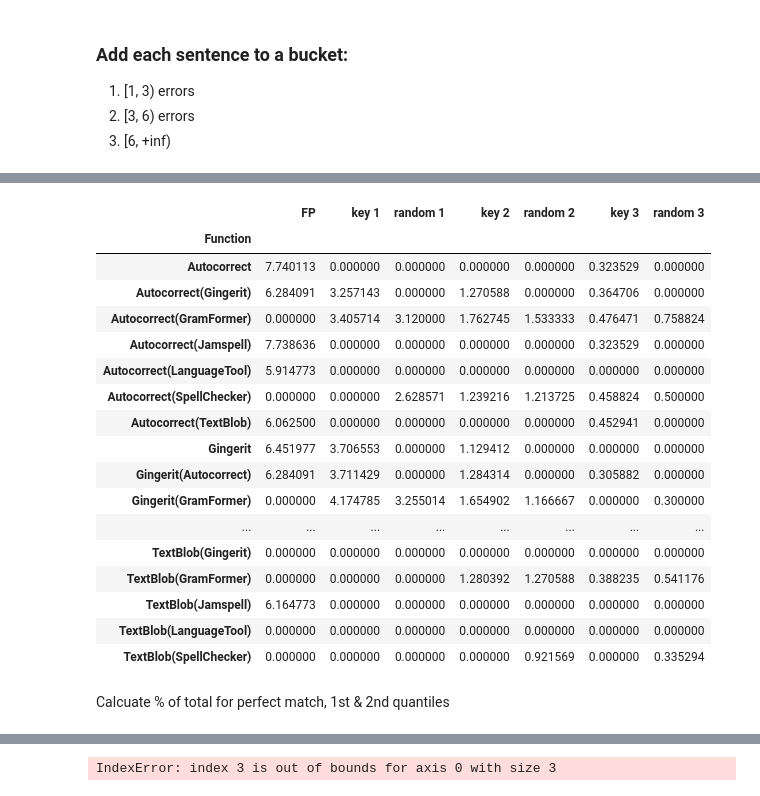
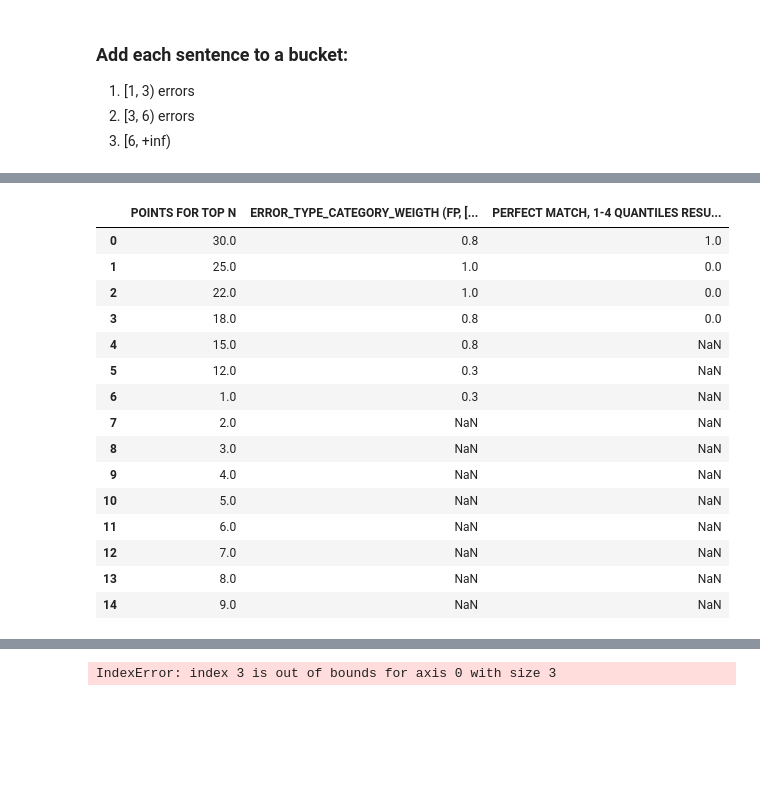
Before and after one commit to BaarTeek123/python_spellcheckers_comparison, a Jupyter notebook: Data analysis/data_analysis.ipynb, the cells around one changed output, grey strips where cells are left out. Cells and saved outputs as stored; diff of their text form; code cells hidden in the pictures; blank space fills up the shorter version.

```diff
--- a/Data analysis/data_analysis.ipynb
+++ b/Data analysis/data_analysis.ipynb
@@ -165,23 +164,0 @@ for col in merged_column_df:
-# %%
-merged_column_df
-# %% [output]
-|  | FP | key 1 | random 1 | key 2 | random 2 | key 3 | random 3 |
-| Function |  |  |  |  |  |  |  |
-| Autocorrect | 7.740113 | 0.000000 | 0.000000 | 0.000000 | 0.000000 | 0.323529 | 0.000000 |
-| Autocorrect(Gingerit) | 6.284091 | 3.257143 | 0.000000 | 1.270588 | 0.000000 | 0.364706 | 0.000000 |
-| Autocorrect(GramFormer) | 0.000000 | 3.405714 | 3.120000 | 1.762745 | 1.533333 | 0.476471 | 0.758824 |
-| Autocorrect(Jamspell) | 7.738636 | 0.000000 | 0.000000 | 0.000000 | 0.000000 | 0.323529 | 0.000000 |
-| Autocorrect(LanguageTool) | 5.914773 | 0.000000 | 0.000000 | 0.000000 | 0.000000 | 0.000000 | 0.000000 |
-| Autocorrect(SpellChecker) | 0.000000 | 0.000000 | 2.628571 | 1.239216 | 1.213725 | 0.458824 | 0.500000 |
-| Autocorrect(TextBlob) | 6.062500 | 0.000000 | 0.000000 | 0.000000 | 0.000000 | 0.452941 | 0.000000 |
-| Gingerit | 6.451977 | 3.706553 | 0.000000 | 1.129412 | 0.000000 | 0.000000 | 0.000000 |
-| Gingerit(Autocorrect) | 6.284091 | 3.711429 | 0.000000 | 1.284314 | 0.000000 | 0.305882 | 0.000000 |
-| Gingerit(GramFormer) | 0.000000 | 4.174785 | 3.255014 | 1.654902 | 1.166667 | 0.000000 | 0.300000 |
-| ... | ... | ... | ... | ... | ... | ... | ... |
-| TextBlob(Gingerit) | 0.000000 | 0.000000 | 0.000000 | 0.000000 | 0.000000 | 0.000000 | 0.000000 |
-| TextBlob(GramFormer) | 0.000000 | 0.000000 | 0.000000 | 1.280392 | 1.270588 | 0.388235 | 0.541176 |
-| TextBlob(Jamspell) | 6.164773 | 0.000000 | 0.000000 | 0.000000 | 0.000000 | 0.000000 | 0.000000 |
-| TextBlob(LanguageTool) | 0.000000 | 0.000000 | 0.000000 | 0.000000 | 0.000000 | 0.000000 | 0.000000 |
-| TextBlob(SpellChecker) | 0.000000 | 0.000000 | 0.000000 | 0.000000 | 0.921569 | 0.000000 | 0.335294 |
-# %% [markdown]
-Calcuate % of total for perfect match, 1st & 2nd quantiles
@@ -191,0 +165,37 @@ merged_column_df.sort_values(by='TOTAL', inplace=True, ascending=False)
+# %%
+POINTS = [30, 25, 22, 18, 15, 12] + list(range(1, 10))
+
+total = pd.DataFrame(0, index=merged_column_df.index, columns=merged_column_df.columns)
+for col in merged_column_df.columns:
+    sorted_df = merged_column_df[col].sort_values(ascending=False)
+    for i, tool in enumerate(sorted_df.index[:15]):
+        total.loc[tool, col] = POINTS[i]
+# %%
+# ERROR_TYPE_CATEGORY_WEIGTH = [1,1,1,1,1,1,1]
+ERROR_TYPE_CATEGORY_WEIGTH = [0.8, 1, 1, 0.8, 0.8, 0.3, 0.3]
+total['TOTAL'] = np.dot(merged_column_df, ERROR_TYPE_CATEGORY_WEIGTH)
+total.sort_values(by='TOTAL', inplace=True, ascending=False)
+# %%
+consts = {
+"POINTS FOR TOP N": tuple(POINTS) ,
+"ERROR_TYPE_CATEGORY_WEIGTH (FP, [KEY(n), RAND(n)] for n in range(3))": tuple(ERROR_TYPE_CATEGORY_WEIGTH),
+"PERFECT MATCH, 1-4 QUANTILES RESUULT WEIGHT": tuple(RANGE_WEIGTHS)
+}
+consts = pd.DataFrame.from_dict(consts, orient='index').transpose()
+# %% [output]
+|  | POINTS FOR TOP N | ERROR_TYPE_CATEGORY_WEIGTH (FP, [... | PERFECT MATCH, 1-4 QUANTILES RESU... |
+| 0 | 30.0 | 0.8 | 1.0 |
+| 1 | 25.0 | 1.0 | 0.0 |
+| 2 | 22.0 | 1.0 | 0.0 |
+| 3 | 18.0 | 0.8 | 0.0 |
+| 4 | 15.0 | 0.8 | NaN |
+| 5 | 12.0 | 0.3 | NaN |
+| 6 | 1.0 | 0.3 | NaN |
+| 7 | 2.0 | NaN | NaN |
+| 8 | 3.0 | NaN | NaN |
+| 9 | 4.0 | NaN | NaN |
+| 10 | 5.0 | NaN | NaN |
+| 11 | 6.0 | NaN | NaN |
+| 12 | 7.0 | NaN | NaN |
+| 13 | 8.0 | NaN | NaN |
+| 14 | 9.0 | NaN | NaN |
```
Also changed, not shown: parts of 10 cells of this notebook.
